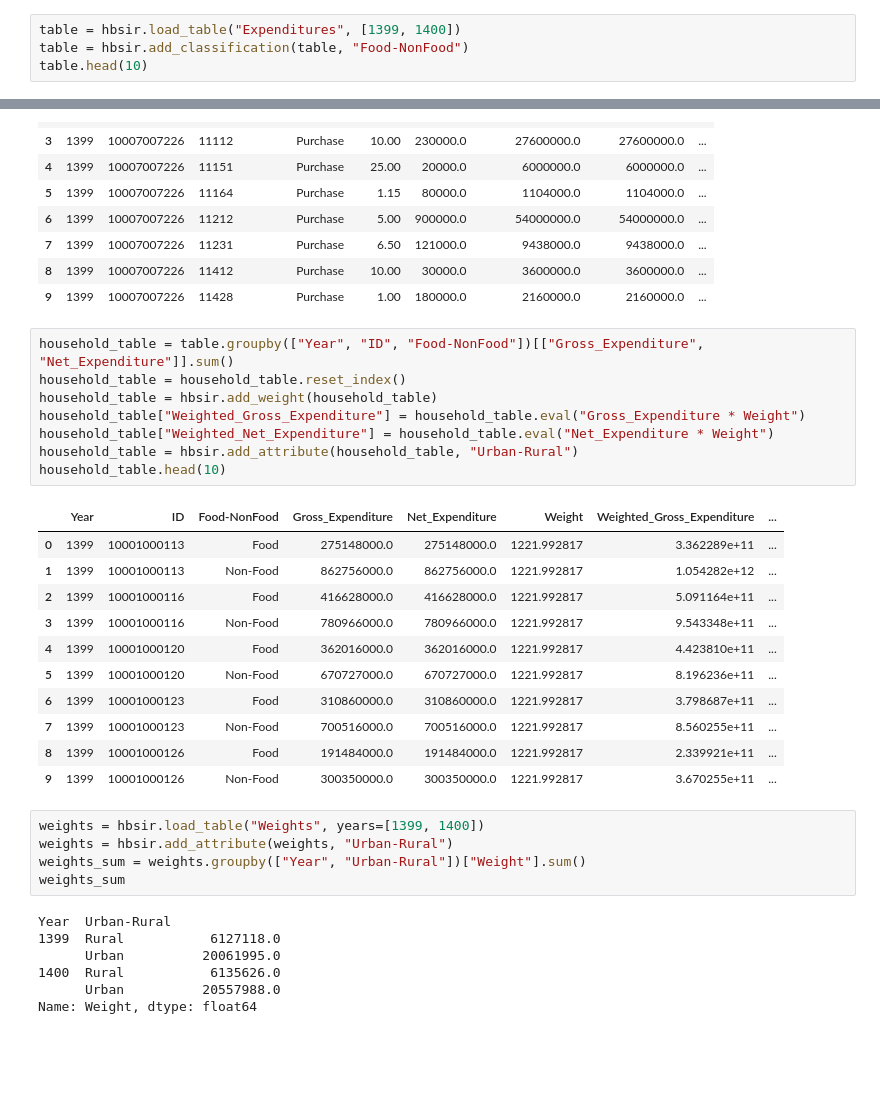
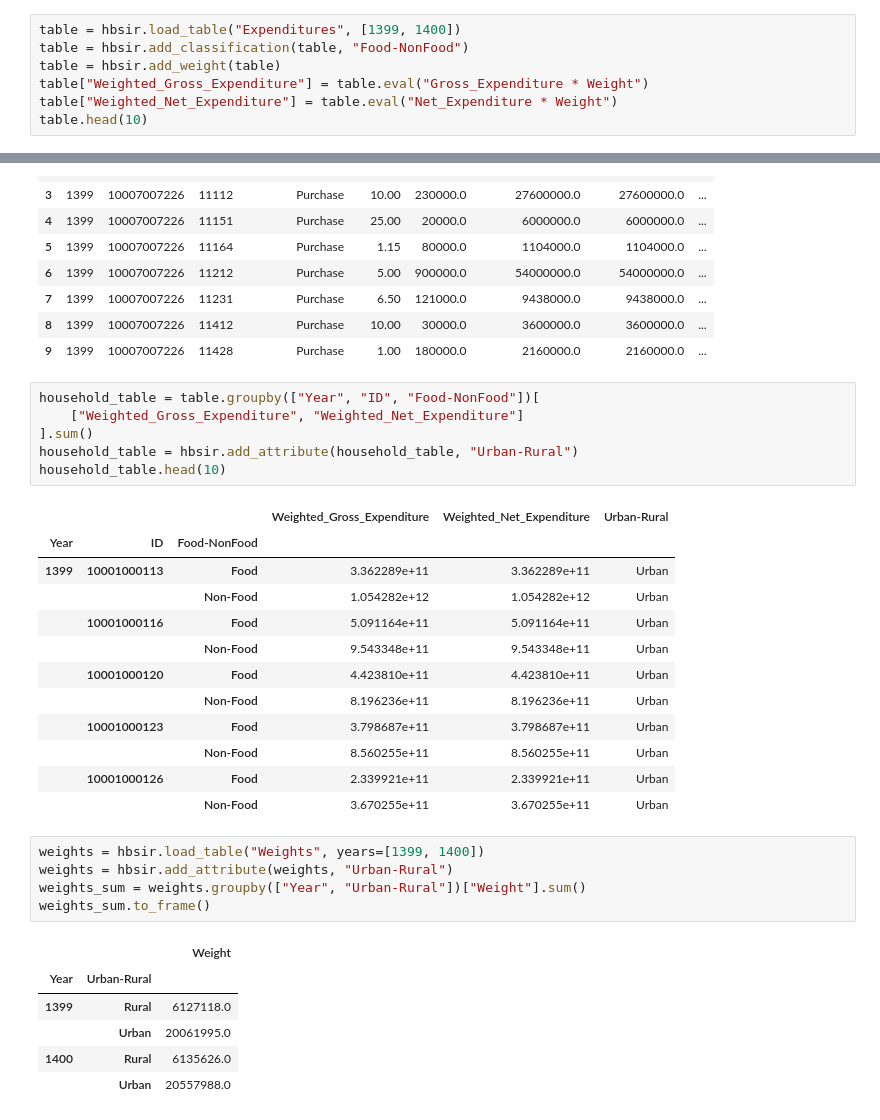
Before and after one commit to Iran-Open-Data/HBSIR_OLD, a Jupyter notebook: examples/ISC/1400/summery-results.ipynb, the cells around one changed output, grey strips where cells are left out. Saved outputs shown, nothing was run; the diff lists cells and outputs as text; blank space fills up the shorter version.

```diff
--- a/examples/ISC/1400/summery-results.ipynb
+++ b/examples/ISC/1400/summery-results.ipynb
@@ -44,6 +45,9 @@ expenditure_summery_table
 # %%
 table = hbsir.load_table("Expenditures", [1399, 1400])
 table = hbsir.add_classification(table, "Food-NonFood")
+table = hbsir.add_weight(table)
+table["Weighted_Gross_Expenditure"] = table.eval("Gross_Expenditure * Weight")
+table["Weighted_Net_Expenditure"] = table.eval("Net_Expenditure * Weight")
 table.head(10)
 # %% [output]
 |  | Year | ID | Code | Provision_Method | Amount | Price | Gross_Expenditure | Net_Expenditure | ... |
@@ -58,35 +62,34 @@ table.head(10)
 | 8 | 1399 | 10007007226 | 11412 | Purchase | 10.00 | 30000.0 | 3600000.0 | 3600000.0 | ... |
 | 9 | 1399 | 10007007226 | 11428 | Purchase | 1.00 | 180000.0 | 2160000.0 | 2160000.0 | ... |
 # %%
-household_table = table.groupby(["Year", "ID", "Food-NonFood"])[["Gross_Expenditure", "Net_Expenditure"]].sum()
-household_table = household_table.reset_index()
-household_table = hbsir.add_weight(household_table)
-household_table["Weighted_Gross_Expenditure"] = household_table.eval("Gross_Expenditure * Weight")
-household_table["Weighted_Net_Expenditure"] = household_table.eval("Net_Expenditure * Weight")
+household_table = table.groupby(["Year", "ID", "Food-NonFood"])[
+    ["Weighted_Gross_Expenditure", "Weighted_Net_Expenditure"]
+].sum()
 household_table = hbsir.add_attribute(household_table, "Urban-Rural")
 household_table.head(10)
 # %% [output]
-|  | Year | ID | Food-NonFood | Gross_Expenditure | Net_Expenditure | Weight | Weighted_Gross_Expenditure | ... |
-| 0 | 1399 | 10001000113 | Food | 275148000.0 | 275148000.0 | 1221.992817 | 3.362289e+11 | ... |
-| 1 | 1399 | 10001000113 | Non-Food | 862756000.0 | 862756000.0 | 1221.992817 | 1.054282e+12 | ... |
-| 2 | 1399 | 10001000116 | Food | 416628000.0 | 416628000.0 | 1221.992817 | 5.091164e+11 | ... |
-| 3 | 1399 | 10001000116 | Non-Food | 780966000.0 | 780966000.0 | 1221.992817 | 9.543348e+11 | ... |
-| 4 | 1399 | 10001000120 | Food | 362016000.0 | 362016000.0 | 1221.992817 | 4.423810e+11 | ... |
-| 5 | 1399 | 10001000120 | Non-Food | 670727000.0 | 670727000.0 | 1221.992817 | 8.196236e+11 | ... |
-| 6 | 1399 | 10001000123 | Food | 310860000.0 | 310860000.0 | 1221.992817 | 3.798687e+11 | ... |
-| 7 | 1399 | 10001000123 | Non-Food | 700516000.0 | 700516000.0 | 1221.992817 | 8.560255e+11 | ... |
-| 8 | 1399 | 10001000126 | Food | 191484000.0 | 191484000.0 | 1221.992817 | 2.339921e+11 | ... |
-| 9 | 1399 | 10001000126 | Non-Food | 300350000.0 | 300350000.0 | 1221.992817 | 3.670255e+11 | ... |
+|  |  |  | Weighted_Gross_Expenditure | Weighted_Net_Expenditure | Urban-Rural |
+| Year | ID | Food-NonFood |  |  |  |
+| 1399 | 10001000113 | Food | 3.362289e+11 | 3.362289e+11 | Urban |
+|  |  | Non-Food | 1.054282e+12 | 1.054282e+12 | Urban |
+|  | 10001000116 | Food | 5.091164e+11 | 5.091164e+11 | Urban |
+|  |  | Non-Food | 9.543348e+11 | 9.543348e+11 | Urban |
+|  | 10001000120 | Food | 4.423810e+11 | 4.423810e+11 | Urban |
+|  |  | Non-Food | 8.196236e+11 | 8.196236e+11 | Urban |
+|  | 10001000123 | Food | 3.798687e+11 | 3.798687e+11 | Urban |
+|  |  | Non-Food | 8.560255e+11 | 8.560255e+11 | Urban |
+|  | 10001000126 | Food | 2.339921e+11 | 2.339921e+11 | Urban |
+|  |  | Non-Food | 3.670255e+11 | 3.670255e+11 | Urban |
 # %%
 weights = hbsir.load_table("Weights", years=[1399, 1400])
 weights = hbsir.add_attribute(weights, "Urban-Rural")
 weights_sum = weights.groupby(["Year", "Urban-Rural"])["Weight"].sum()
-weights_sum
+weights_sum.to_frame()
 # %% [output]
-Year  Urban-Rural
-1399  Rural           6127118.0
-      Urban          20061995.0
-1400  Rural           6135626.0
-      Urban          20557988.0
-Name: Weight, dtype: float64
+|  |  | Weight |
+| Year | Urban-Rural |  |
+| 1399 | Rural | 6127118.0 |
+|  | Urban | 20061995.0 |
+| 1400 | Rural | 6135626.0 |
+|  | Urban | 20557988.0 |
 # %%
```
Also changed, not shown: parts of 4 cells of this notebook.
